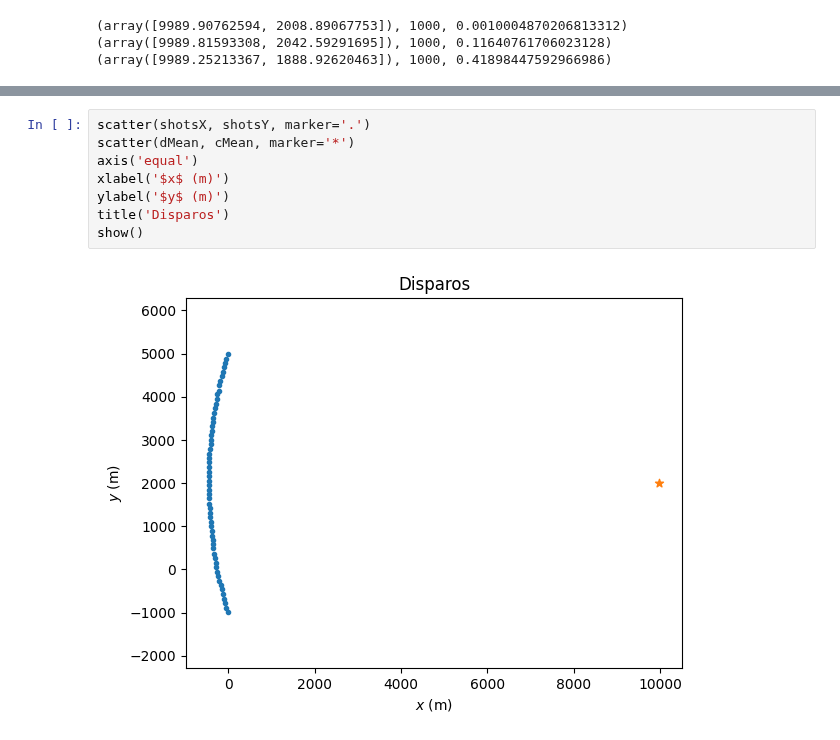
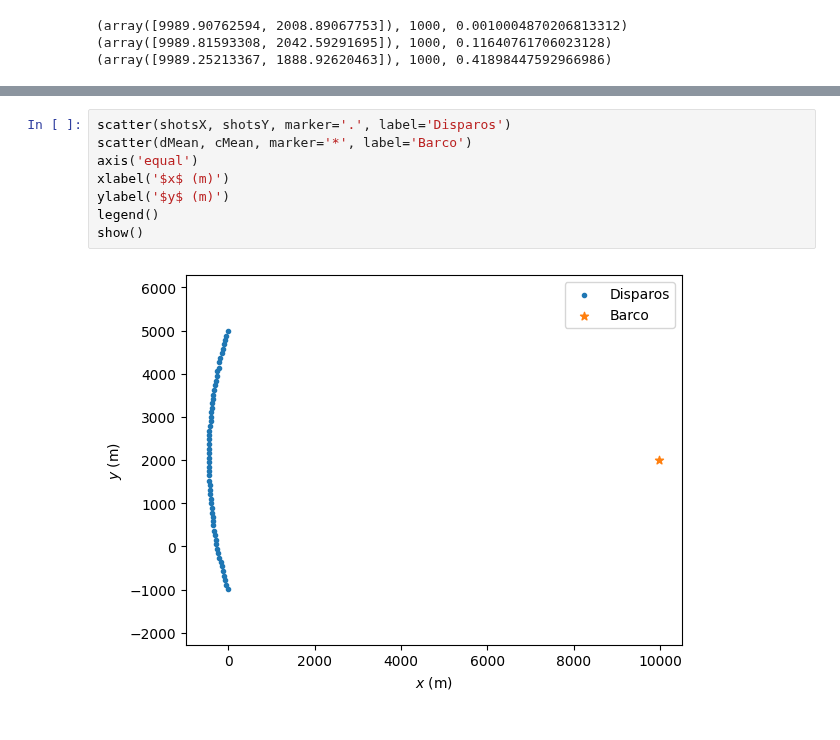
Before and after one commit to guillediaaazz/fiscomp-practices, a Jupyter notebook: P2/war-problem-enunciados.ipynb, the cells around one changed output, grey strips where cells are left out. Drawn from its saved outputs; the diff is of its cells as text.

```diff
--- a/P2/war-problem-enunciados.ipynb
+++ b/P2/war-problem-enunciados.ipynb
@@ -308,10 +305,10 @@ c = (2008.23±77.74)
 # %%
-scatter(shotsX, shotsY, marker='.')
-scatter(dMean, cMean, marker='*')
+scatter(shotsX, shotsY, marker='.', label='Disparos')
+scatter(dMean, cMean, marker='*', label='Barco')
 axis('equal')
 xlabel('$x$ (m)')
 ylabel('$y$ (m)')
-title('Disparos')
+legend()
 show()
 # %% [output]
-[figure, old version]
+[figure, new version]
```
Also changed, not shown: parts of 4 cells of this notebook, 1 other file.
